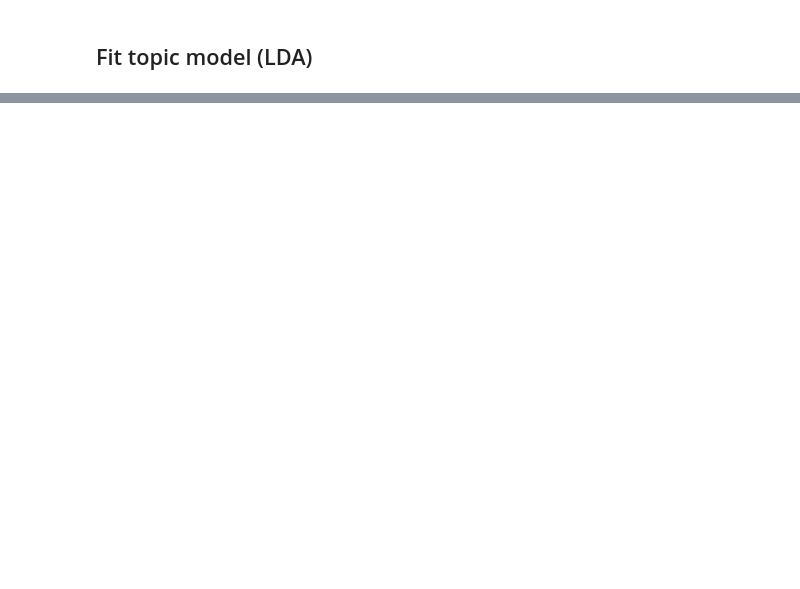
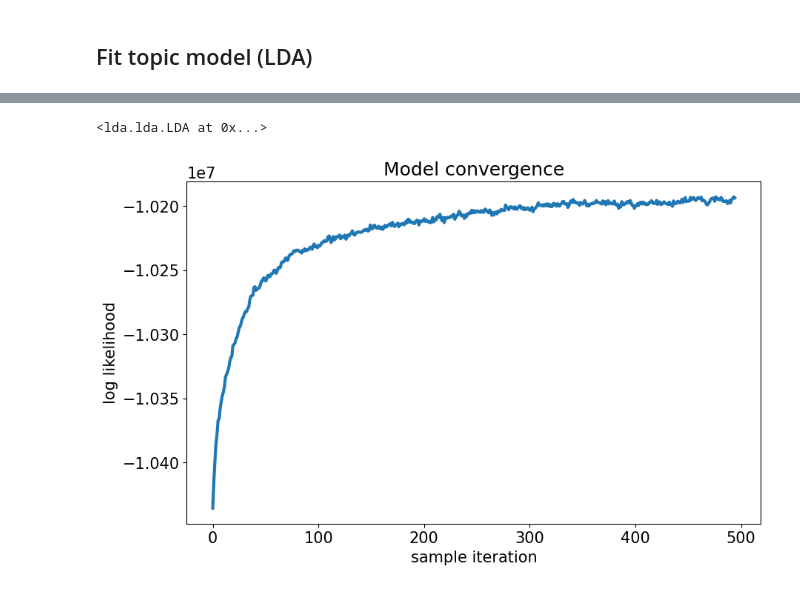
Before and after one commit to AlexSkowron/Bundestag_topics, a Jupyter notebook: BT_topics_project.ipynb, the cells around one changed output, grey strips where cells are left out. Saved outputs shown, nothing was run; the diff lists cells and outputs as text; code cells hidden in the pictures; blank space fills up the shorter version.

```diff
--- a/BT_topics_project.ipynb
+++ b/BT_topics_project.ipynb
@@ -351,5 +377,5 @@ stems_clean = rank_remove(tfidf_ranking, stems, min_cutoff_score=tfidf_ranking[3
 # %%
-#create document-term matrix with selected stems
+#create document-term matrix with selected lemmas
 from sklearn.feature_extraction.text import CountVectorizer
 
 count_vectorizer = CountVectorizer(preprocessor=do_nothing,              # apply no additional preprocessing
@@ -364,10 +390,10 @@ count_vectorizer = CountVectorizer(preprocessor=do_nothing,              # apply
                                    max_features=None,                    # we could impose a maximum number of vocabulary terms
                                    )
 
-# create the document term matrix using stems
-dt_matrix_stems = count_vectorizer.fit_transform(stems_clean).toarray()
-print(dt_matrix_stems.shape)
-print(dt_matrix_stems.dtype)
+# create the document term matrix using lemmas
+dt_matrix_lemmas = count_vectorizer.fit_transform(lemmas_clean).toarray()
+print(dt_matrix_lemmas.shape)
+print(dt_matrix_lemmas.dtype)
 word2idx = count_vectorizer.vocabulary_
 idx2word = {i:word for word,i in word2idx.items()}
 # %% [output]
@@ -377,10 +403,11 @@ int64
 ## Fit topic model (LDA)
 # %%
 # create LDA object with our parameters
+!pip3 install lda
 import lda
 
 num_topics = 30
-vocab_size = dt_matrix_stems.shape[1]
+vocab_size = dt_matrix_lemmas.shape[1]
 lda_model = lda.LDA(n_topics=num_topics,         # Number of topics
                     alpha=50/num_topics,         # Dirichlet parameter for distribution over topics
                     eta=200/vocab_size,          # Dirichlet parameter for distribution over words
@@ -400,0 +440,31 @@ tickdates=pd.DataFrame(["2022-01-01" "2022-07-01" "2023-01-01"])
+# %%
+# not applied
+T = np.arange(10,100,10)
+
+for it in T:
+  lda_model[it] = lda.LDA(n_topics=T[it],         # Number of topics
+                    alpha=50/T[it],         # Dirichlet parameter for distribution over topics
+                    eta=200/vocab_size,          # Dirichlet parameter for distribution over words
+                    n_iter=5000,                 # Number of sampling iterations
+                    random_state=92              # The generator used for the initial topics
+                    )
+
+  lda_model[it].fit(dt_matrix_stems)
+
+  # plot
+# %%
+# estimate model (takes around 20 minutes)
+lda_model.fit(dt_matrix_lemmas)
+# %% [output]
+<lda.lda.LDA at 0x...>
+# %%
+#check model convergence
+
+plt.figure(figsize=(10,6))
+plt.plot(lda_model.loglikelihoods_[5:])
+plt.title('Model convergence')
+plt.ylabel("log likelihood")
+plt.xlabel("sample iteration")
+plt.show()
+# %% [output]
+[figure, added]
```
Also changed, not shown: parts of 24 cells of this notebook.
